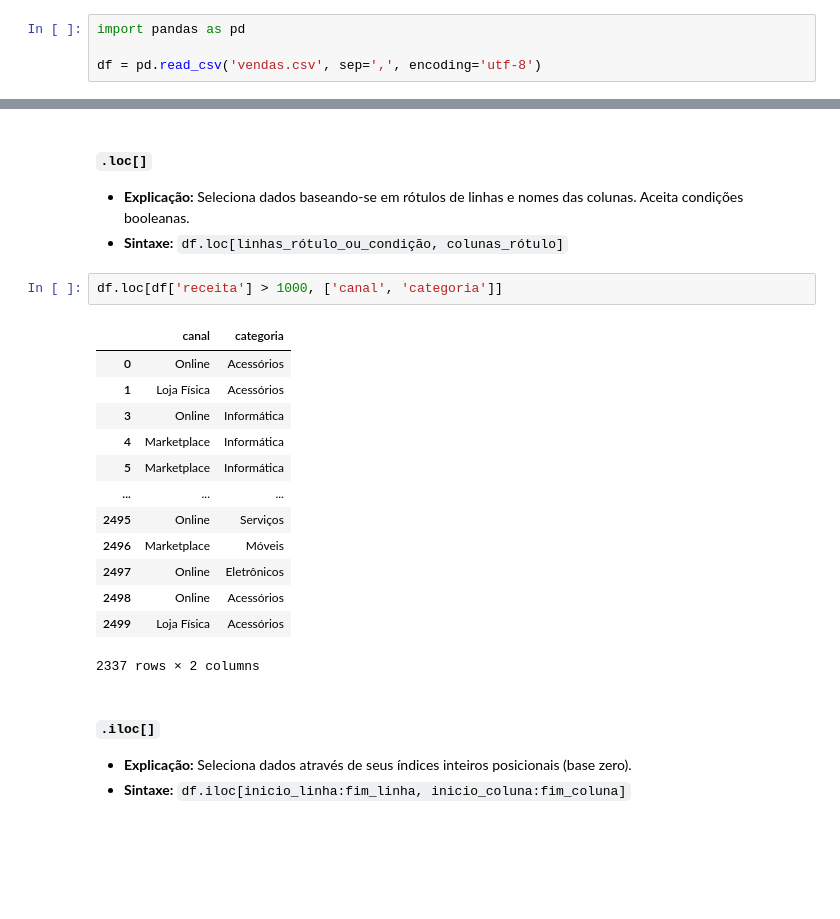
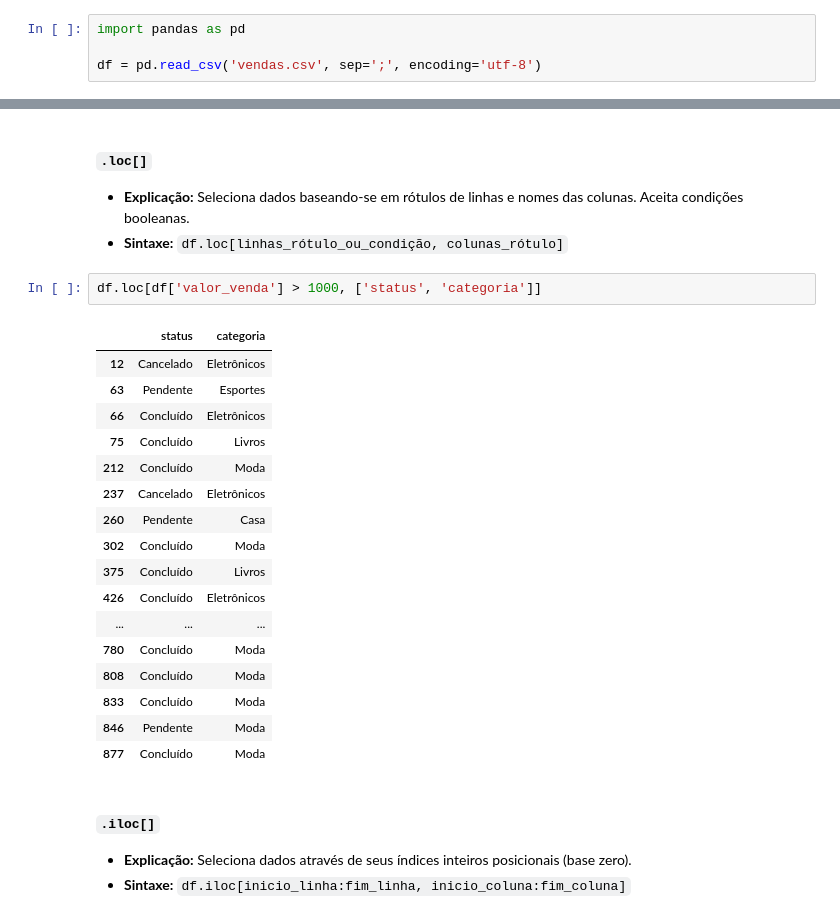
Before and after one commit to AlexandreLouzada/PythonDataViz, a Jupyter notebook: pandas_guia_completo.ipynb, the cells around one changed output, grey strips where cells are left out. Saved outputs shown, nothing was run; the diff lists cells and outputs as text; blank space fills up the shorter version.

```diff
--- a/pandas_guia_completo.ipynb
+++ b/pandas_guia_completo.ipynb
@@ -17,7 +17,7 @@ Exemplo:
 # %%
 import pandas as pd
 
-df = pd.read_csv('vendas.csv', sep=',', encoding='utf-8')
+df = pd.read_csv('vendas.csv', sep=';', encoding='utf-8')
 # %% [markdown]
 #### `.head()` / `.tail()`
 
@@ -88,21 +86,25 @@ linhas, colunas = df.shape
 - **Explicação:** Seleciona dados baseando-se em rótulos de linhas e nomes das colunas. Aceita condições booleanas.
 - **Sintaxe:** `df.loc[linhas_rótulo_ou_condição, colunas_rótulo]`
 # %%
-df.loc[df['receita'] > 1000, ['canal', 'categoria']]
+df.loc[df['valor_venda'] > 1000, ['status', 'categoria']]
 # %% [output]
-|  | canal | categoria |
-| 0 | Online | Acessórios |
-| 1 | Loja Física | Acessórios |
-| 3 | Online | Informática |
-| 4 | Marketplace | Informática |
-| 5 | Marketplace | Informática |
+|  | status | categoria |
+| 12 | Cancelado | Eletrônicos |
+| 63 | Pendente | Esportes |
+| 66 | Concluído | Eletrônicos |
+| 75 | Concluído | Livros |
+| 212 | Concluído | Moda |
+| 237 | Cancelado | Eletrônicos |
+| 260 | Pendente | Casa |
+| 302 | Concluído | Moda |
+| 375 | Concluído | Livros |
+| 426 | Concluído | Eletrônicos |
 | ... | ... | ... |
-| 2495 | Online | Serviços |
-| 2496 | Marketplace | Móveis |
-| 2497 | Online | Eletrônicos |
-| 2498 | Online | Acessórios |
-| 2499 | Loja Física | Acessórios |
+| 780 | Concluído | Moda |
+| 808 | Concluído | Moda |
+| 833 | Concluído | Moda |
+| 846 | Pendente | Moda |
+| 877 | Concluído | Moda |
-2337 rows × 2 columns
 # %% [markdown]
 #### `.iloc[]`
 
```
Also changed, not shown: parts of 8 cells of this notebook, 2 other files.
